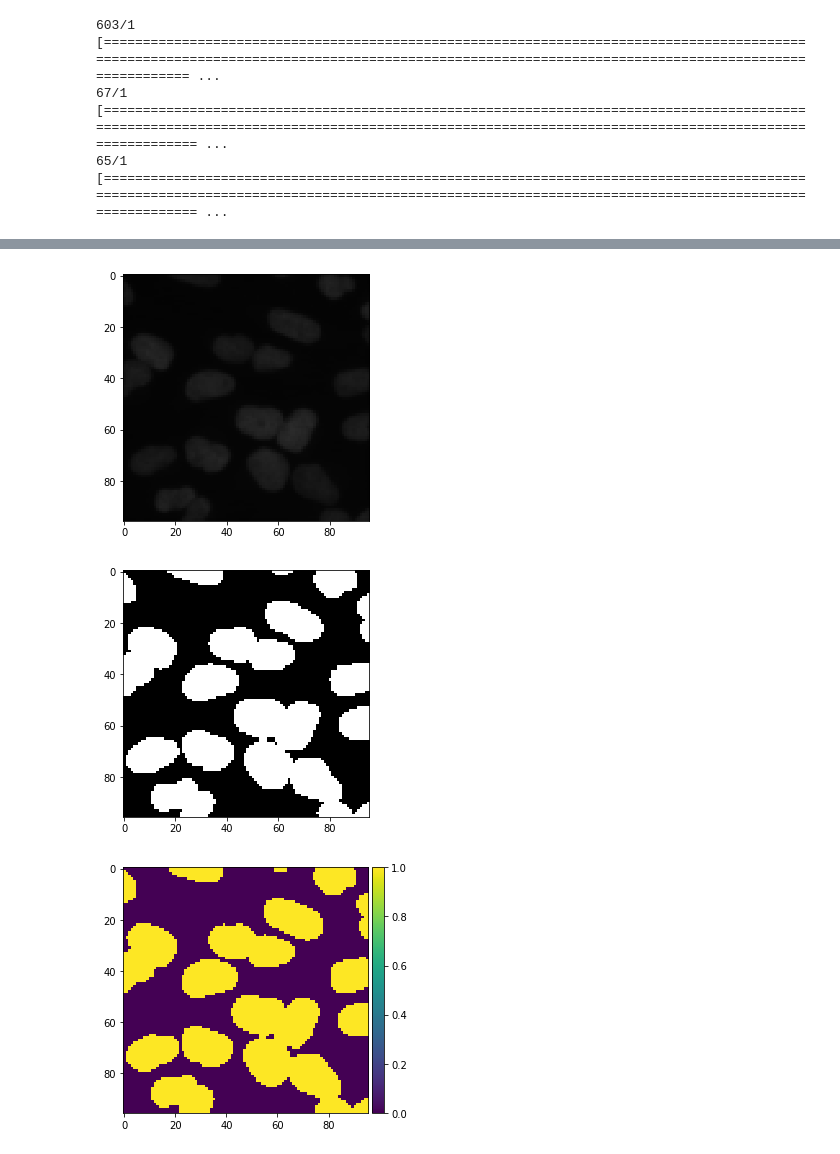
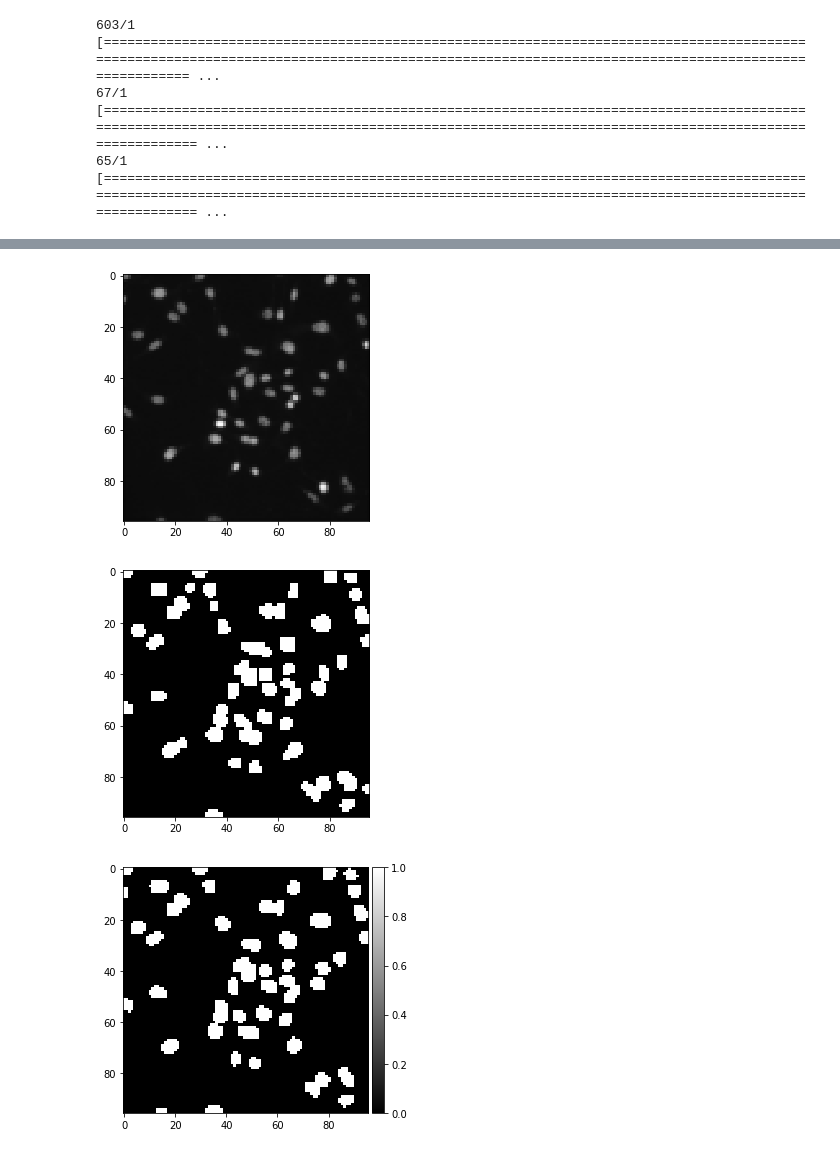
Before and after one commit to yihangx/Unetplusplus, a Jupyter notebook: Unet++.ipynb, the cells around one changed output, grey strips where cells are left out. Cells and saved outputs as stored; diff of their text form; code cells hidden in the pictures.

```diff
--- a/Unet++.ipynb
+++ b/Unet++.ipynb
@@ -278,13 +277,13 @@ plt.show()
 # %%
 #Check validation
-ix = random.randint(0, len(preds_val_t))
+ix = 20
 imshow(X_train[int(X_train.shape[0]*0.9):][ix])
 plt.show()
 imshow(np.squeeze(Y_train[int(Y_train.shape[0]*0.9):][ix]))
 plt.show()
-imshow(np.squeeze(preds_val_t[ix]))
+imshow(np.squeeze(preds_val_t[ix]),cmap = 'gray')
 plt.show()
 # %% [output]
-[figure, old version]
+[figure, new version]
-[figure, old version]
+[figure, new version]
-[figure, old version]
+[figure, new version]
```
Also changed, not shown: parts of 9 cells of this notebook, 1 other file.
